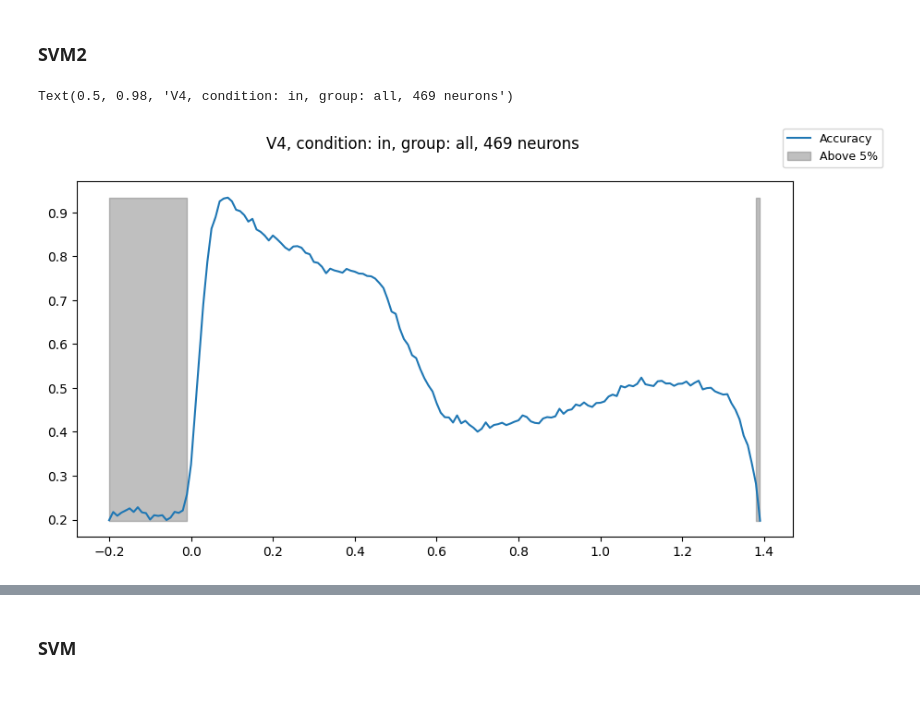
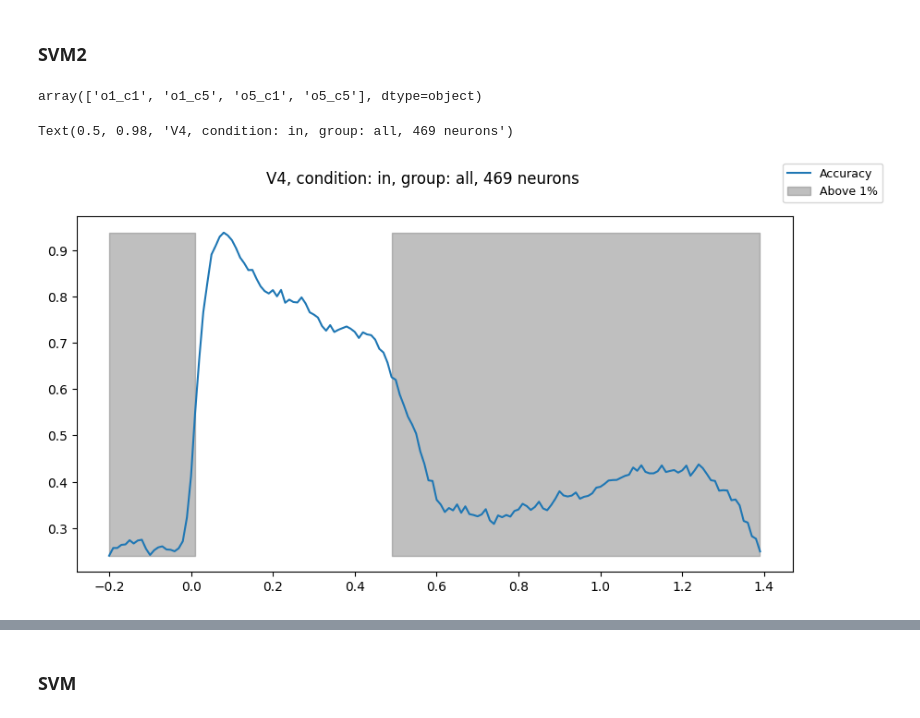
Before and after one commit to Ibos-lab/EphysVibe, a Jupyter notebook: examples/decoding.ipynb, the cells around one changed output, grey strips where cells are left out. Saved outputs shown, nothing was run; the diff lists cells and outputs as text; code cells hidden in the pictures.

```diff
--- a/examples/decoding.ipynb
+++ b/examples/decoding.ipynb
@@ -30,7 +30,7 @@ def moving_average(data:np.ndarray,win:int, step:int=1)-> np.ndarray:
         count +=1
     return d_avg
 # %%
-def get_avg_fr(filepath,cgroup,win,step,in_out="in",e_align="sample_on",t_before=200):
+def get_avg_fr(filepath,cgroup,win,step,in_out="in",e_align="sample_on",t_before=200,to_decode='samples'):
     print(filepath)
     data = TrialsData.from_python_hdf5(filepath)
     if in_out == "in":
@@ -44,6 +44,10 @@ def get_avg_fr(filepath,cgroup,win,step,in_out="in",e_align="sample_on",t_before
         test_stimuli=data.test_stimuli[trial_idx],
         samples_cond=task_constants.SAMPLES_COND,
     )
+    if to_decode == 'samples':
+        task=task[task['sample']!='o0_c0']
+    else:
+        task['sample'].replace(['o1_c1', 'o1_c5', 'o5_c1', 'o5_c5'],'no_neutral',inplace=True)
     if cgroup == 'all':
         neurons = np.where(data.clustersgroup != cgroup)[0]
     else:
@@ -71,7 +75,7 @@ for line in Lines:
 cgroup = "all"
 in_out="in"
 e_align="sample_on"
-win_size = 100
+win_size = 50
 step = 10
 fix_duration = 200
 sample_duration = 450
@@ -79,14 +83,14 @@ fr_samples=[]
 max_n_trials = []
 num_neurons = 0
 def load_fr_samples(path:str,n:int):
-    task,sp_avg = get_avg_fr(filepath=path,cgroup=cgroup,win=win_size,step=step,in_out=in_out,e_align=e_align,t_before=200)
+    task,sp_avg = get_avg_fr(filepath=path,cgroup=cgroup,win=win_size,step=step,in_out=in_out,e_align=e_align,t_before=200)#,to_decode='samples'
     return task,sp_avg
 tasks,frs_avg = [],[]
 # for n_path in paths:
 #     task,fr_avg = load_fr_samples(n_path,1)
 #     tasks.append(task)
 #     frs_avg.append(fr_avg)
-with Pool(3) as pool:
+with Pool(1) as pool:
     async_fr = [pool.apply_async(load_fr_samples,args=(paths[n],n)) for n in np.arange(len(paths))]
     # frs = [asc.get() for asc in async_fr]
     for asc in async_fr:
@@ -110,9 +119,10 @@ for rec in range(len(tasks)):
 # %% [markdown]
 ### SVM2
 # %%
-def sample_df(frs_avg,task,min_trials,seed):
+def sample_df(frs_avg,tasks,min_trials,seed):
     all_df = []
     sample_dict:Dict[str,list] = defaultdict(list)
+
     for i_sample in tasks[0]['sample'].unique():
         all_sample_fr=[]
         for fr_s,n_task in zip(frs_avg,tasks): #days
@@ -171,5 +180,9 @@ def plot_accuracy(scores,win_steps,neuron_max_shift,x_lim_min,x_lim_max,n_neuron
     fig.legend(['Accuracy','Sample on'], fontsize=9)
 # %%
 model=  SVC(kernel='linear',C=20,decision_function_shape='ovr',gamma=0.001)
+# %%
+tasks[0]['sample'].unique()
+# %% [output]
+array(['o1_c1', 'o1_c5', 'o5_c1', 'o5_c5'], dtype=object)
 # %%
 le = LabelEncoder()
@@ -190,15 +204,15 @@ for rec in range(len(frs_avg)):
 # %%
 fig,ax = plt.subplots(figsize=(10,5))
 x = ((np.arange(0,len(scores[0])))-fix_duration/10)/100
 ax.plot(x,np.array(scores).mean(axis=0),label='Accuracy')
-ss = np.sum(np.array(scores)<=0.2,axis=0)/np.array(scores).shape[0]
-mask_inf = ss<=0.05
-mask_sup = ss>0.05
-ax.fill_between(x,y1=min(np.array(scores).mean(axis=0)),y2=max(np.array(scores).mean(axis=0)),where=ss>=0.05,color='grey',alpha=0.5,label='Above 5%')
+ss = np.sum(np.array(scores)<=0.5,axis=0)/np.array(scores).shape[0]
+mask_inf = ss<=0.01
+mask_sup = ss>0.01
+ax.fill_between(x,y1=min(np.array(scores).mean(axis=0)),y2=max(np.array(scores).mean(axis=0)),where=ss>=0.05,color='grey',alpha=0.5,label='Above 1%')
 #ax.scatter(x[mask_inf],(ss)[mask_inf],color='k',marker='.',label='Below 5%')
 #ax.scatter(x[mask_sup],(ss)[mask_sup],color='grey',marker='.',label='Above 5%')
 fig.legend(fontsize=9)
 fig.suptitle("V4, condition: %s, group: %s, %d neurons"%(in_out,cgroup,n_neurons))
 # %% [output]
 Text(0.5, 0.98, 'V4, condition: in, group: all, 469 neurons')
-[figure, old version]
+[figure, new version]
```
Also changed, not shown: parts of 7 cells of this notebook, 2 other files.
